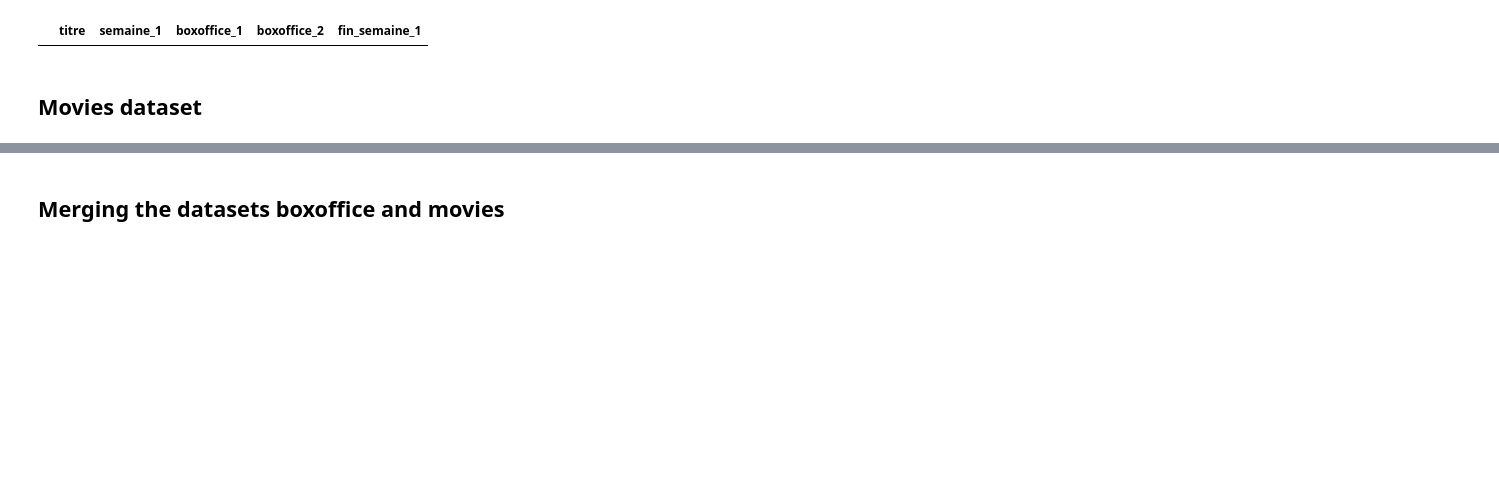
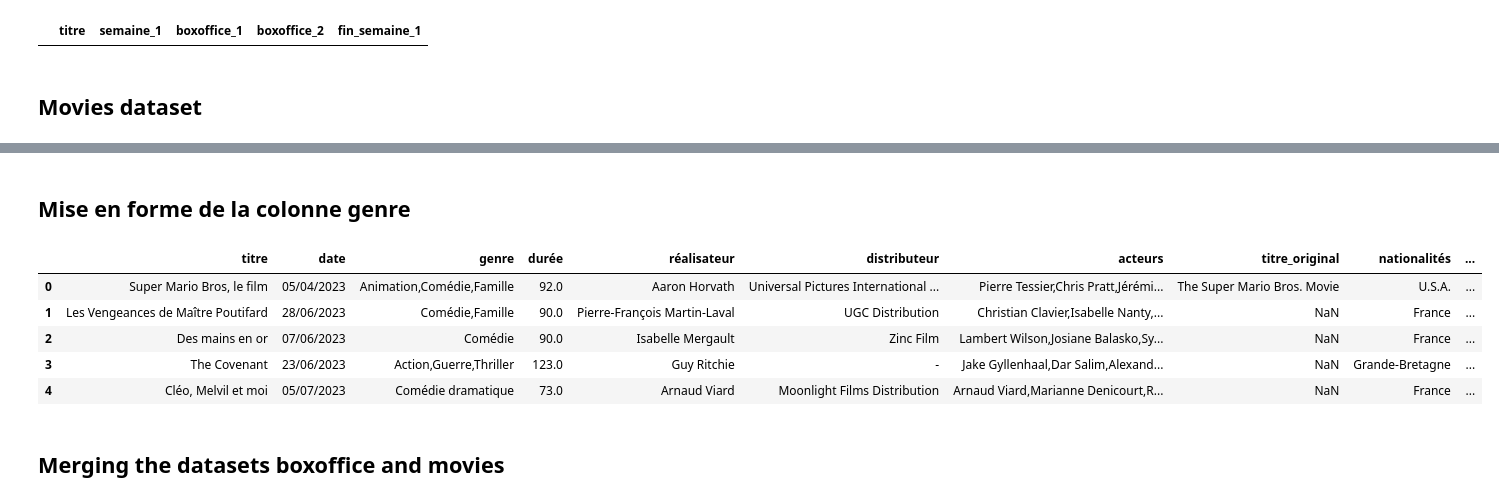
Before and after one commit to RolaMmss/prevoir_la_popularite_d_un_film, a Jupyter notebook: scrap_allocine/dataset/merging_dataset.ipynb, the cells around one changed output, grey strips where cells are left out. Saved outputs shown, nothing was run; the diff lists cells and outputs as text; code cells hidden in the pictures; blank space fills up the shorter version.

```diff
--- a/scrap_allocine/dataset/merging_dataset.ipynb
+++ b/scrap_allocine/dataset/merging_dataset.ipynb
@@ -138,3 +151,26 @@ memory usage: 1.3+ MB
+# %% [markdown]
+## Mise en forme de la colonne genre
+# %%
+import re
+import numpy as np
+
+date_pattern = re.compile(r'\b\d{1,2}\s+(?:janvier|février|mars|avril|mai|juin|juillet|août|septembre|octobre|novembre|décembre)?\s+\d{4}\b', re.IGNORECASE)
+
+# Nettoyage de la colonne "genre"
+merged_movies['genre'] = merged_movies['genre'].apply(lambda x: ','.join(set([genre.strip() for genre in x.split('/') if not date_pattern.search(genre.strip())])))
+merged_movies['genre'] = merged_movies['genre'].str.strip(',')
+merged_movies['genre'] = merged_movies['genre'].apply(lambda x: ','.join(sorted(x.split(','))))
+
+merged_movies['budget'] = merged_movies['budget'].replace('-', np.nan)
+
+merged_movies.head(5)
+# %% [output]
+|  | titre | date | genre | durée | réalisateur | distributeur | acteurs | titre_original | nationalités | ... |
+| 0 | Super Mario Bros, le film | 05/04/2023 | Animation,Comédie,Famille | 92.0 | Aaron Horvath | Universal Pictures International ... | Pierre Tessier,Chris Pratt,Jérémi... | The Super Mario Bros. Movie | U.S.A. | ... |
+| 1 | Les Vengeances de Maître Poutifard | 28/06/2023 | Comédie,Famille | 90.0 | Pierre-François Martin-Laval | UGC Distribution | Christian Clavier,Isabelle Nanty,... | NaN | France | ... |
+| 2 | Des mains en or | 07/06/2023 | Comédie | 90.0 | Isabelle Mergault | Zinc Film | Lambert Wilson,Josiane Balasko,Sy... | NaN | France | ... |
+| 3 | The Covenant | 23/06/2023 | Action,Guerre,Thriller | 123.0 | Guy Ritchie | - | Jake Gyllenhaal,Dar Salim,Alexand... | NaN | Grande-Bretagne | ... |
+| 4 | Cléo, Melvil et moi | 05/07/2023 | Comédie dramatique | 73.0 | Arnaud Viard | Moonlight Films Distribution | Arnaud Viard,Marianne Denicourt,R... | NaN | France | ... |
 # %% [markdown]
 ## Merging the datasets boxoffice and movies
 # %%
```
Also changed, not shown: parts of 18 cells of this notebook, 9 other files.
